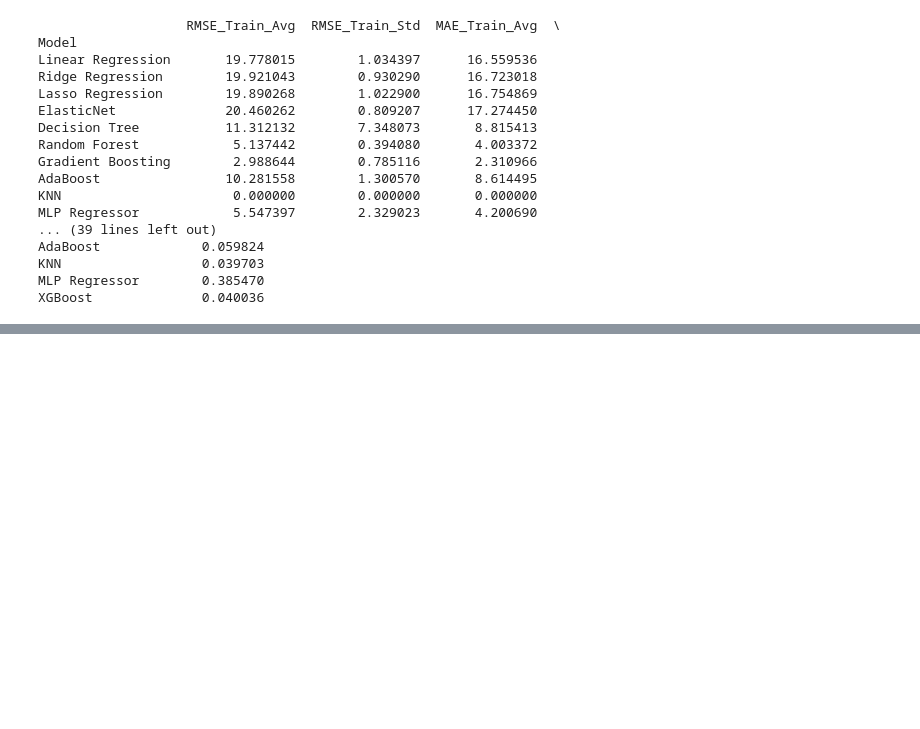
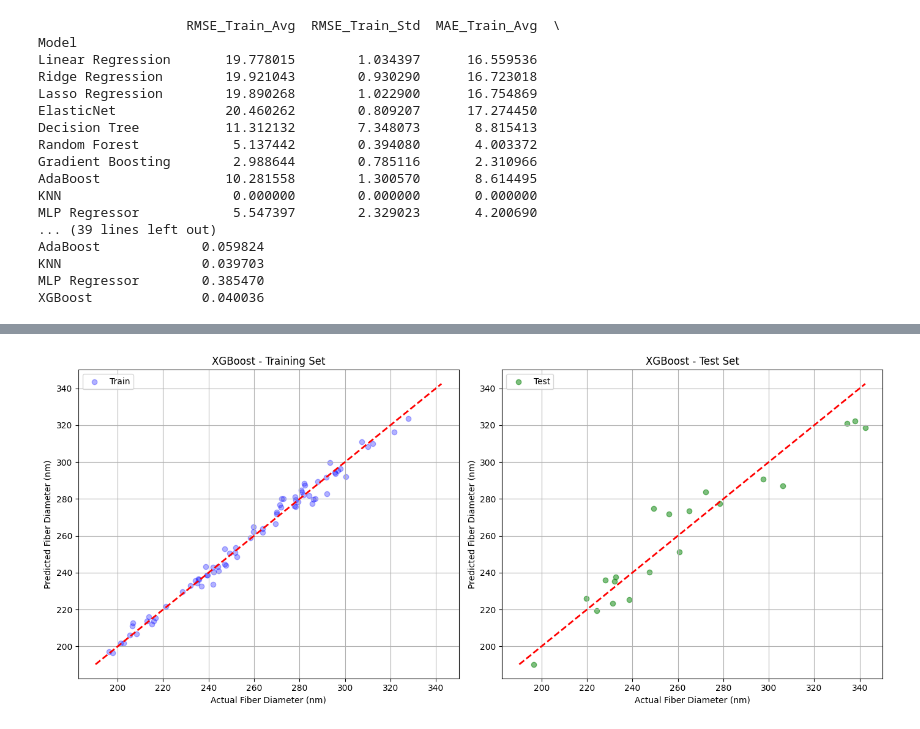
Before and after one commit to taltechloc/cogni-e-spin-inverse-design, a Jupyter notebook: main/regressor_benchmarking.ipynb, the cells around one changed output, grey strips where cells are left out. Saved outputs shown, nothing was run; the diff lists cells and outputs as text; code cells hidden in the pictures; blank space fills up the shorter version.

```diff
--- a/main/regressor_benchmarking.ipynb
+++ b/main/regressor_benchmarking.ipynb
@@ -17,6 +18,10 @@ from sklearn.pipeline import Pipeline
 # %%
 X = pd.read_csv("data/X_dev.csv")
 y = pd.read_csv("data/y_dev.csv").squeeze()
+
+
+X_test = pd.read_csv("data/X_test.csv")
+y_test = pd.read_csv("data/y_test.csv").squeeze()
 # %%
 X.head()
 # %% [output]
@@ -558,17 +550,3 @@ AdaBoost             0.059824
 KNN                  0.039703
 MLP Regressor        0.385470
 XGBoost              0.040036
-# %%
-final_grid = GridSearchCV(
-    estimator=XGBRegressor(random_state=42, objective="reg:squarederror"),
-    param_grid=param_grids["XGBoost"][1],
-    scoring="neg_root_mean_squared_error",
-    cv=5,
-    n_jobs=-1
-)
-
-final_grid.fit(X, y)
-
-best_xgb = final_grid.best_estimator_
-
-print("✅ FINAL XGBoost hyperparameters:", final_grid.best_params_)
@@ -576,0 +651,36 @@ print("✅ FINAL XGBoost hyperparameters:", final_grid.best_params_)
+# %%
+xgb_model = best_models["XGBoost"]
+
+
+y_train_pred = xgb_model.predict(X)
+y_test_pred  = xgb_model.predict(X_test)
+
+min_val = min(y.min(), y_train_pred.min(), y_test.min(), y_test_pred.min())
+max_val = max(y.max(), y_train_pred.max(), y_test.max(), y_test_pred.max())
+
+plt.figure(figsize=(14,6))
+
+
+plt.subplot(1, 2, 1)
+plt.scatter(y, y_train_pred, alpha=0.3, color='blue', label='Train')
+plt.plot([min_val, max_val], [min_val, max_val], 'r--', linewidth=2)
+plt.xlabel('Actual Fiber Diameter (nm)')
+plt.ylabel('Predicted Fiber Diameter (nm)')
+plt.title('XGBoost - Training Set')
+plt.grid(True)
+plt.legend(loc='upper left')
+
+
+plt.subplot(1, 2, 2)
+plt.scatter(y_test, y_test_pred, alpha=0.5, color='green', label='Test')
+plt.plot([min_val, max_val], [min_val, max_val], 'r--', linewidth=2)
+plt.xlabel('Actual Fiber Diameter (nm)')
+plt.ylabel('Predicted Fiber Diameter (nm)')
+plt.title('XGBoost - Test Set')
+plt.grid(True)
+plt.legend(loc='upper left')
+
+plt.tight_layout()
+plt.show()
+# %% [output]
+[figure, added]
```
Also changed, not shown: parts of 7 cells of this notebook, 3 other files.
